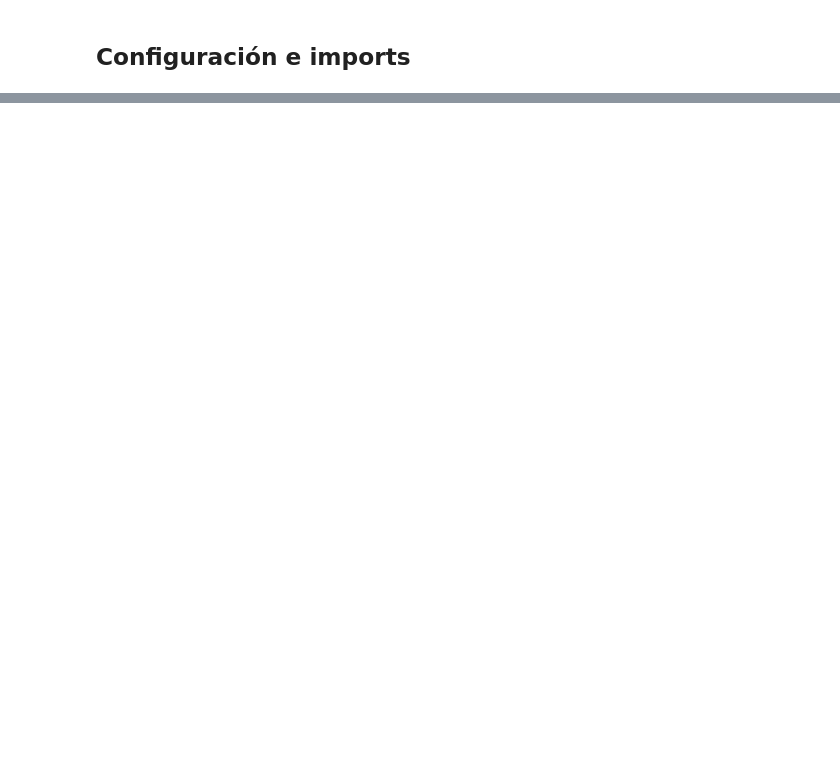
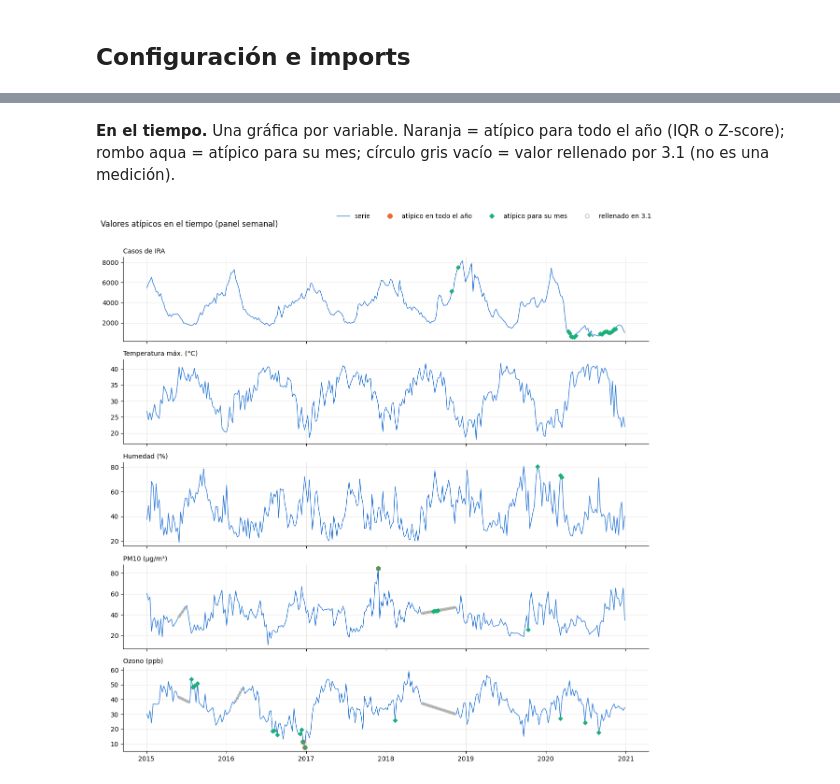
Before and after one commit to mdc-feature-engineering/sonora-health-climate-eda, a Jupyter notebook: notebooks/03_eda/3.2-outliers.ipynb, the cells around one changed output, grey strips where cells are left out. Saved outputs shown, nothing was run; the diff lists cells and outputs as text; code cells hidden in the pictures; blank space fills up the shorter version.

```diff
--- a/notebooks/03_eda/3.2-outliers.ipynb
+++ b/notebooks/03_eda/3.2-outliers.ipynb
@@ -175,0 +367,37 @@ Registrar aquí lo que se presentó al equipo sobre los outliers detectados y su
+# %% [markdown]
+**En el tiempo.** Una gráfica por variable. Naranja = atípico para todo el año
+(IQR o Z-score); rombo aqua = atípico para su mes; círculo gris vacío = valor
+rellenado por 3.1 (no es una medición).
+# %%
+# ======================================================================
+# SERIES DE TIEMPO CON LOS ATÍPICOS MARCADOS (una gráfica por variable)
+# ======================================================================
+fig, axes = plt.subplots(len(VARS_CONTINUAS), 1, figsize=(12, 2.4 * len(VARS_CONTINUAS)),
+                         sharex=True)
+for ax, var in zip(axes, VARS_CONTINUAS):
+    ax.plot(panel[FECHA], panel[var], color=AZUL, lw=1, zorder=1)
+    rellenado = imputado[var]
+    ax.scatter(panel.loc[rellenado, FECHA], panel.loc[rellenado, var], s=14,
+               facecolors="none", edgecolors=GRIS_CLARO, zorder=2)
+    todo_el_anio = marcas_iqr[var] | marcas_z[var]
+    ax.scatter(panel.loc[todo_el_anio, FECHA], panel.loc[todo_el_anio, var], color=NARANJA,
+               s=45, zorder=3)
+    su_mes = marcas_estacional[var]
+    ax.scatter(panel.loc[su_mes, FECHA], panel.loc[su_mes, var], color=AQUA, marker="D",
+               s=20, zorder=4)
+    ax.set_title(NOMBRE[var], fontsize=10, loc="left")
+
+leyenda = [
+    Line2D([], [], color=AZUL, lw=1, label="serie"),
+    Line2D([], [], color=NARANJA, marker="o", lw=0, markersize=7, label="atípico en todo el año"),
+    Line2D([], [], color=AQUA, marker="D", lw=0, markersize=5, label="atípico para su mes"),
+    Line2D([], [], marker="o", lw=0, markerfacecolor="none", markeredgecolor=GRIS_CLARO,
+           label="rellenado en 3.1"),
+]
+fig.legend(handles=leyenda, loc="upper right", ncol=4, frameon=False)
+fig.suptitle(f"Valores atípicos en el tiempo (panel {GRANULARIDAD})", x=0.01, ha="left")
+fig.tight_layout(rect=(0, 0, 1, 0.97))
+fig.savefig(FIGURES_DIR / f"outliers_series_{GRANULARIDAD}.png", dpi=150)
+plt.show()
+# %% [output]
+[figure, added]
```
Also changed, not shown: parts of 46 cells of this notebook.
